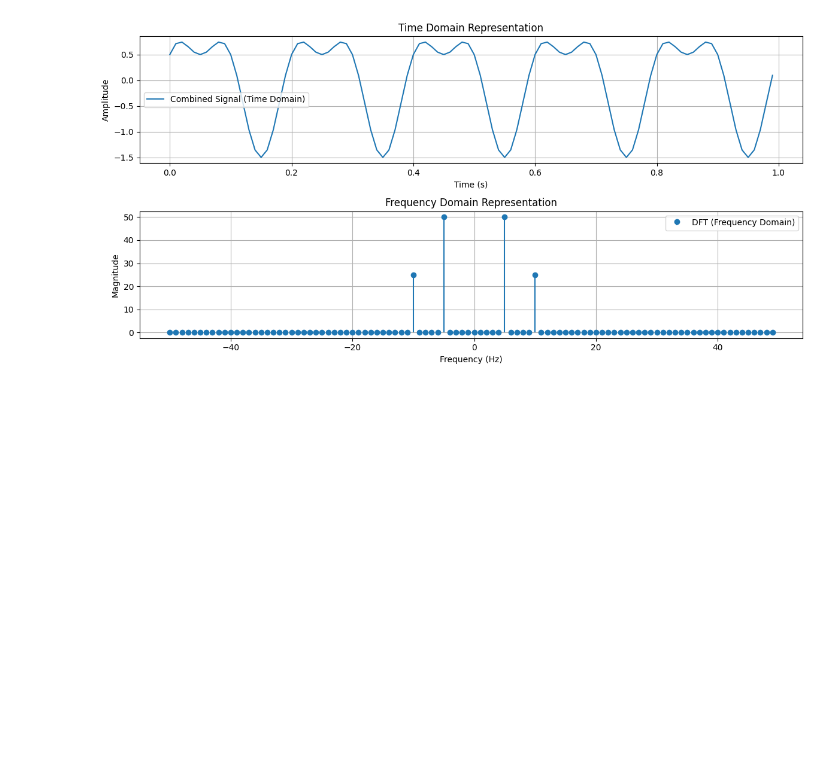
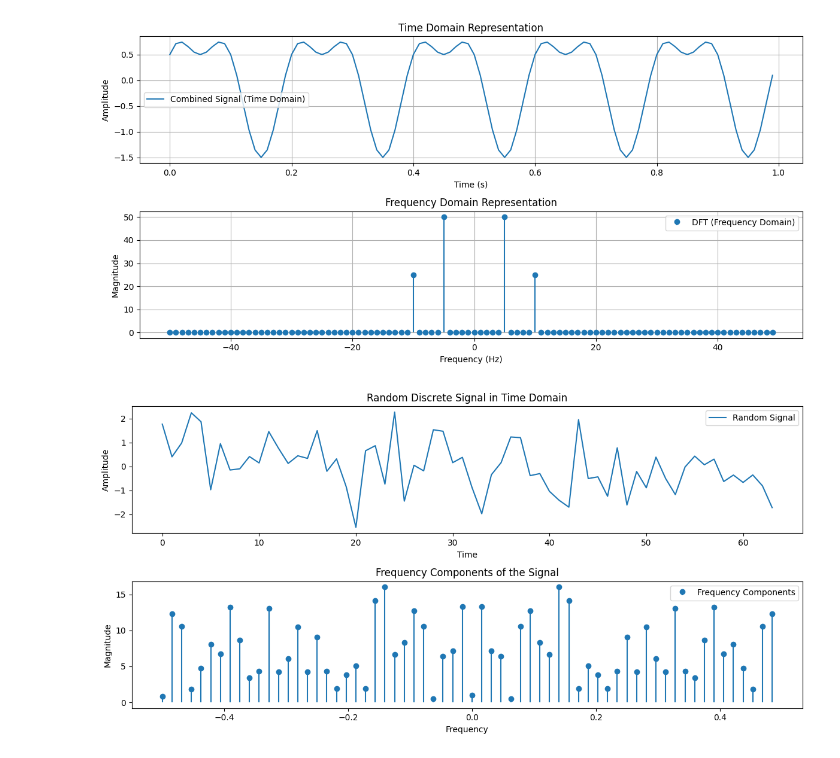
Before and after one commit to alibagheribardi/DSP, a Jupyter notebook: L1.ipynb, the cells around one changed output. Saved outputs shown, nothing was run; the diff lists cells and outputs as text; code cells hidden in the pictures; blank space fills up the shorter version.

```diff
--- a/L1.ipynb
+++ b/L1.ipynb
@@ -497,3 +497,40 @@ plt.tight_layout()
 plt.show()
 # %% [output]
 [figure]
+# %%
+import numpy as np
+import matplotlib.pyplot as plt
+
+# Step 1: Generate a random discrete signal
+np.random.seed(0)  # For reproducibility
+N = 64  # Number of samples
+t = np.arange(N)  # Time vector
+signal = np.random.randn(N)  # Random signal (normally distributed)
+
+# Step 2: Compute the frequency components using FFT
+fft_result = np.fft.fft(signal)  # Compute the FFT
+frequencies = np.fft.fftfreq(N)  # Get the corresponding frequencies
+
+# Step 3: Plot the signal and its frequency components
+plt.figure(figsize=(12, 6))
+
+# Plot the time-domain signal
+plt.subplot(2, 1, 1)
+plt.plot(t, signal, label='Random Signal')
+plt.title('Random Discrete Signal in Time Domain')
+plt.xlabel('Time')
+plt.ylabel('Amplitude')
+plt.legend()
+
+# Plot the frequency-domain signal
+plt.subplot(2, 1, 2)
+plt.stem(frequencies, np.abs(fft_result), label='Frequency Components', basefmt=" ")
+plt.title('Frequency Components of the Signal')
+plt.xlabel('Frequency')
+plt.ylabel('Magnitude')
+plt.legend()
+
+plt.tight_layout()
+plt.show()
+# %% [output]
+[figure, added]
```
